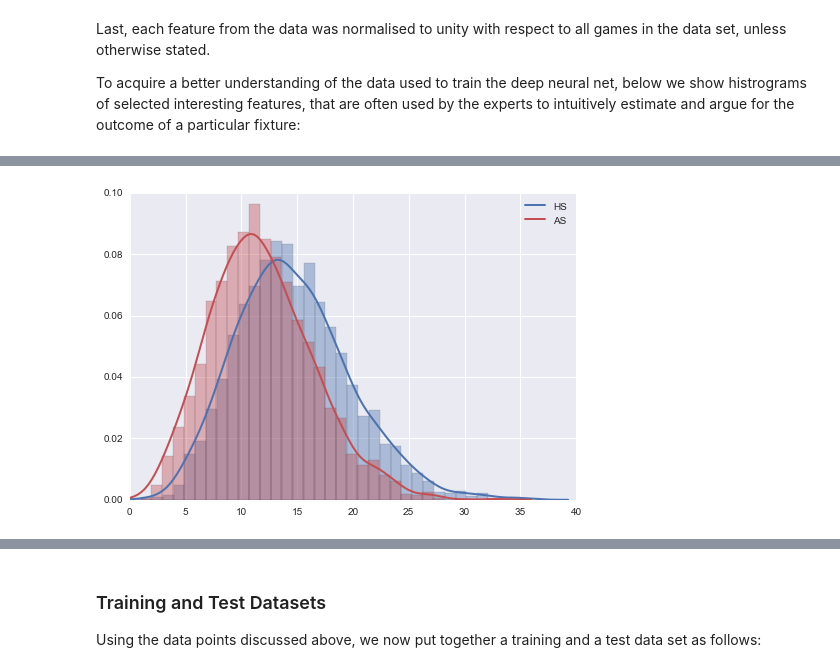
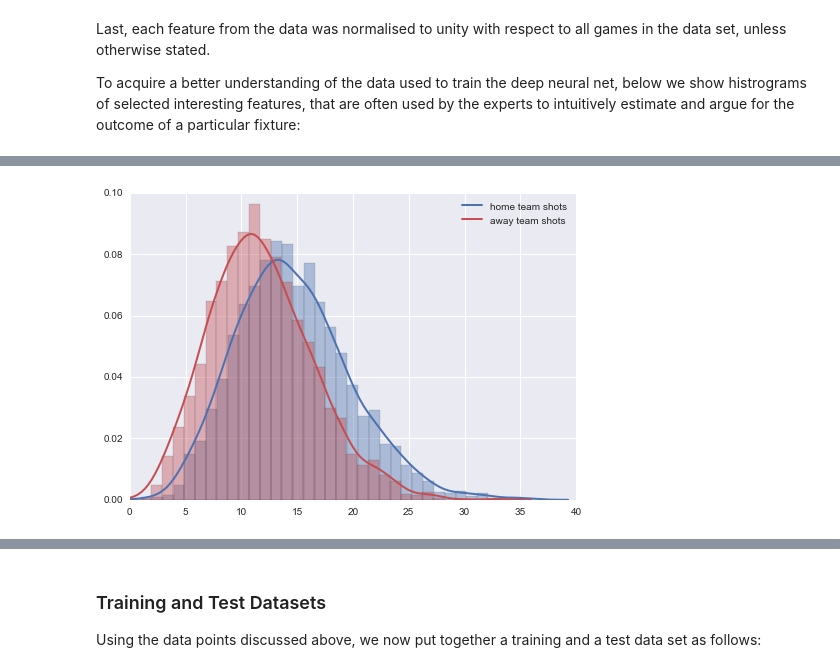
Before and after one commit to mgbukov/bundesliga, a Jupyter notebook: BL.ipynb, the cells around one changed output, grey strips where cells are left out. Saved outputs shown, nothing was run; the diff lists cells and outputs as text; code cells hidden in the pictures.

```diff
--- a/BL.ipynb
+++ b/BL.ipynb
@@ -93,13 +89,13 @@ sns.distplot(feats.loc[:,'Attendance'],bins=30,norm_hist=True,kde=False,hist_kws
 # %%
 dp = sns.distplot(feats_import.loc[:, 'HS'],
                   bins=np.int(feats_import.loc[:, 'HS'].max()-feats_import.loc[:, 'HS'].min()+1), axlabel=False,
-                  kde_kws={'label':'HS',"linewidth": 2,"color": "b"},
+                  kde_kws={'label':'home team shots',"linewidth": 2,"color": "b"},
                   hist_kws={"color": "b"})
 dp.set(xlim=(0, 40))
 
 dp = sns.distplot(feats_import.loc[:, 'AS'],
                   bins=np.int(feats_import.loc[:, 'AS'].max()-feats_import.loc[:, 'AS'].min()+1), axlabel=False,
-                  kde_kws={'label':'AS',"linewidth": 2,"color": "r"},
+                  kde_kws={'label':'away team shots',"linewidth": 2,"color": "r"},
                   hist_kws={"color": "r"})
 # %% [output]
-[figure, old version]
+[figure, new version]
```
Also changed, not shown: parts of 20 cells of this notebook, 3 other files.
